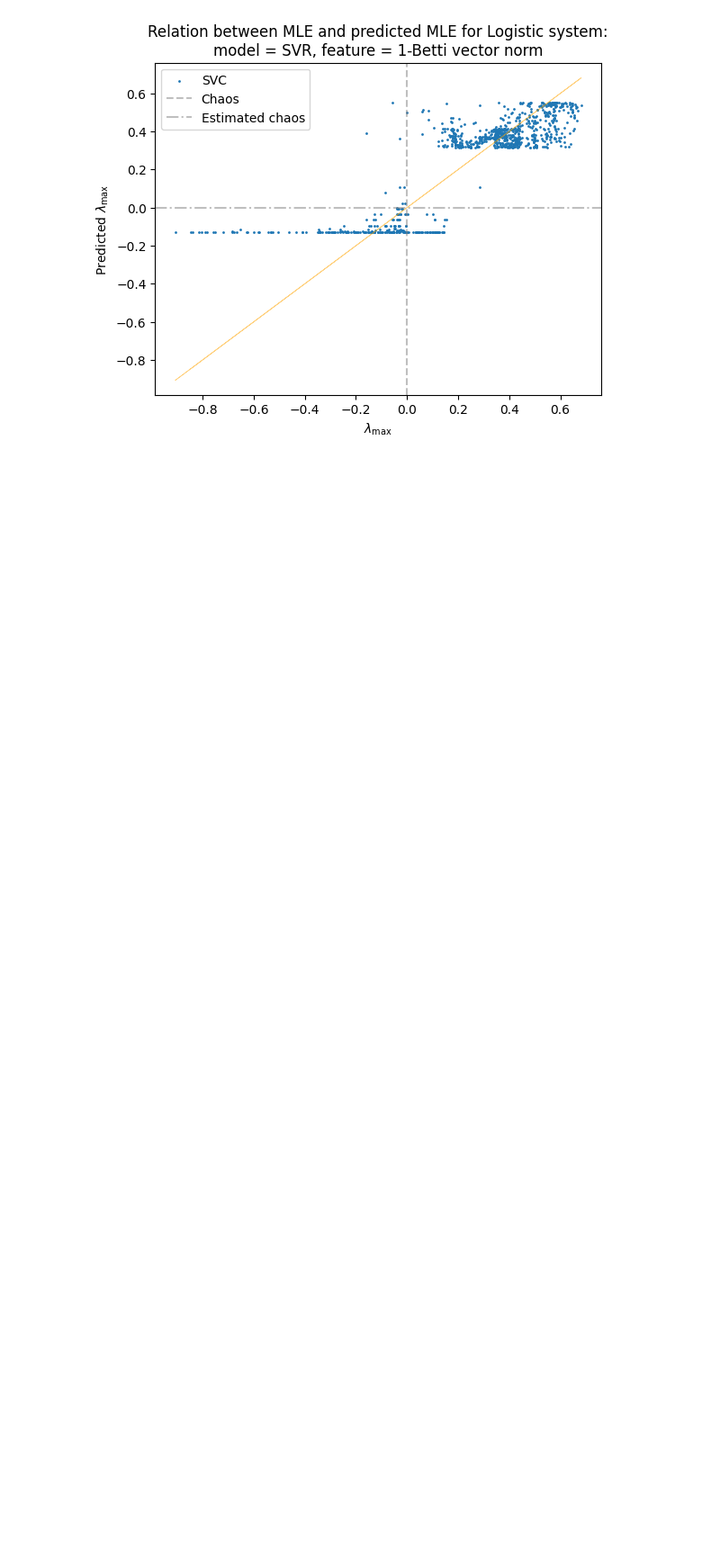
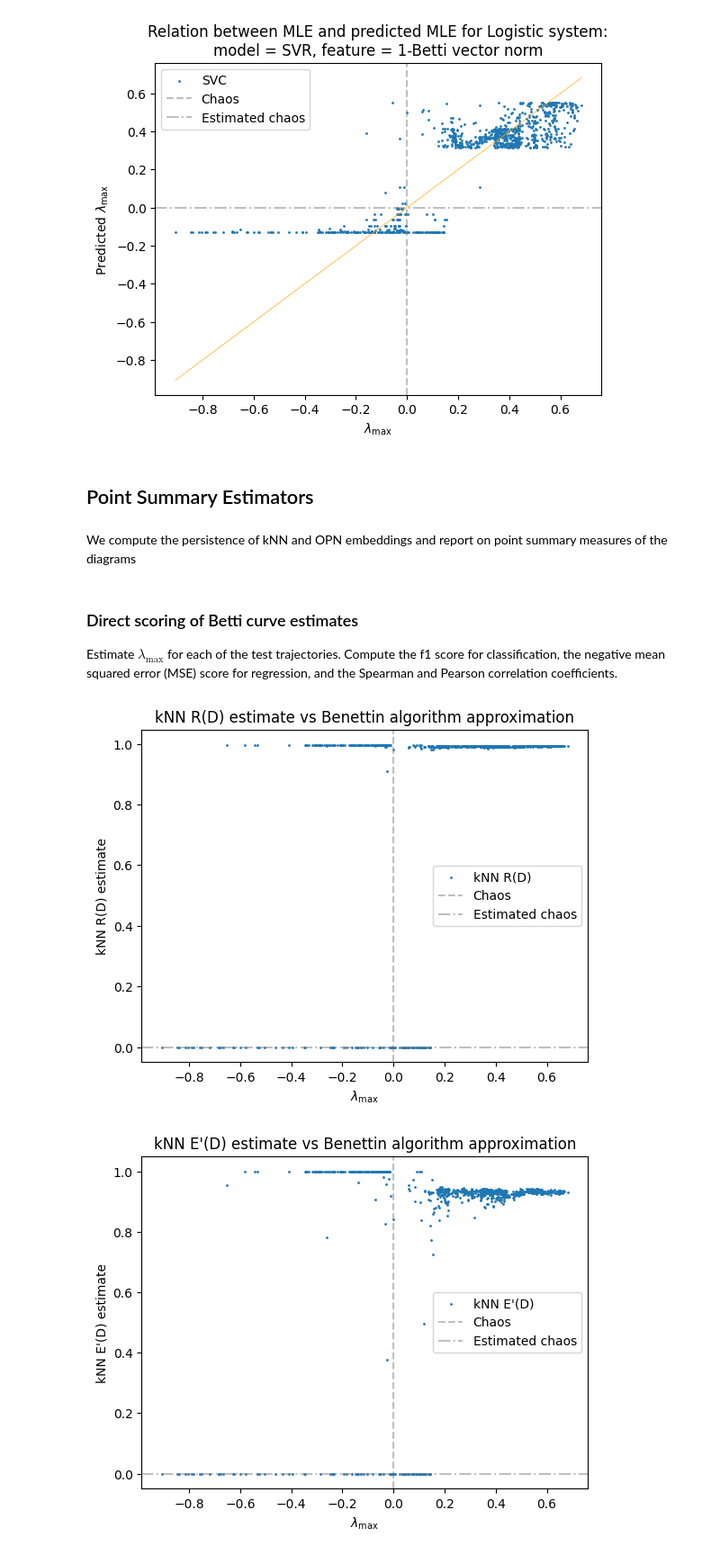
Before and after one commit to colinstephen/topological_divergences, a Jupyter notebook: white_noise.ipynb, the cells around one changed output. Shown at 90% size. Cells and saved outputs as stored; diff of their text form; code cells hidden in the pictures; blank space fills up the shorter version.

Commit message:
record baseline estimators (point summaries)

```diff
--- a/white_noise.ipynb
+++ b/white_noise.ipynb
@@ -931,3 +922,7 @@ for estimate_name, y_pred in betti_svr_all_predictions.items():
 [figure]
 [figure]
 [figure]
+# %% [markdown]
+## Point Summary Estimators
+# %% [markdown]
+We compute the persistence of kNN and OPN embeddings and report on point summary measures of the diagrams
@@ -933,0 +932,20 @@ for estimate_name, y_pred in betti_svr_all_predictions.items():
+# %% [markdown]
+### Direct scoring of Betti curve estimates
+
+Estimate $\lambda_{\max}$ for each of the test trajectories. Compute the f1 score for classification, the negative mean squared error (MSE) score for regression, and the Spearman and Pearson correlation coefficients.
+# %%
+point_summary_estimates_test = list(lbv.map_sync(get_point_summary_estimates, system_test_data[SYSTEM]["trajectories"]))
+point_summary_estimates_test = np.array(point_summary_estimates_test)
+# %%
+for estimate_name, estimates in zip(point_summary_names, point_summary_estimates_test.T):
+    plt.scatter(system_test_data[SYSTEM]["lces"], estimates, s=1, label=estimate_name)
+    plt.axvline(0, ls="--", c="gray", label="Chaos", alpha=0.5)
+    plt.axhline(0, ls="-.", c="gray", label="Estimated chaos", alpha=0.5)
+    plt.title(f"{estimate_name} estimate vs Benettin algorithm approximation")
+    plt.xlabel(r"$\lambda_{\max}$")
+    plt.ylabel(f"{estimate_name} estimate")
+    plt.legend()
+    plt.show()
+# %% [output]
+[figure, added]
+[figure, added]
```
Also changed, not shown: parts of 18 cells of this notebook.
